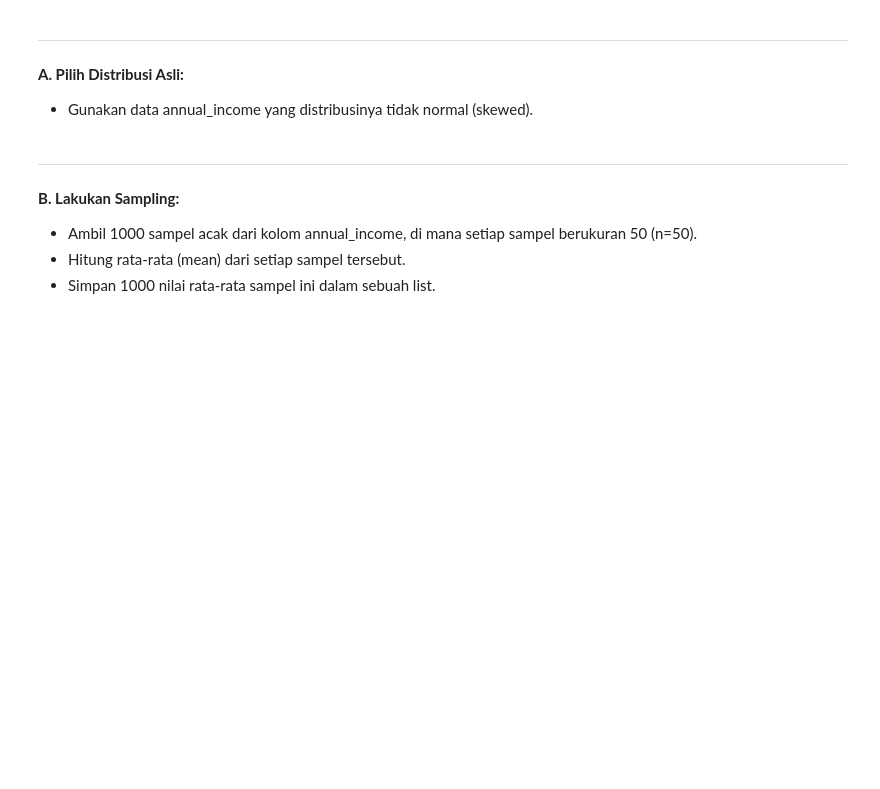
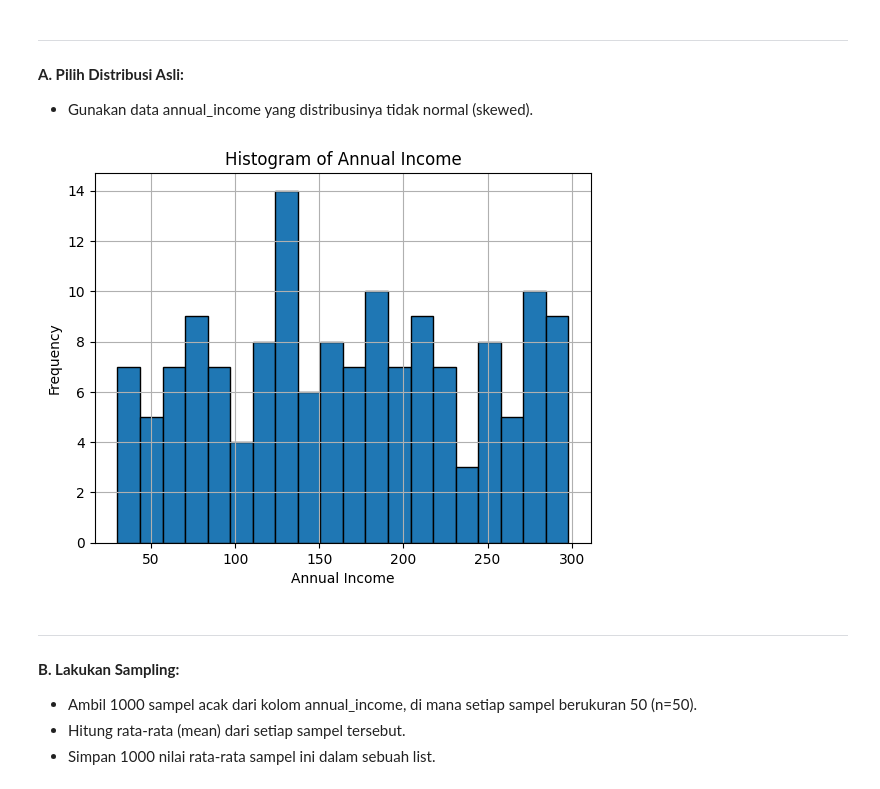
Before and after one commit to Aris0506/Python-Data-Analysis-Project-learning-journey, a Jupyter notebook: 00 mini project/06 introduction to statistics/main.ipynb, the cells around one changed output. Saved outputs shown, nothing was run; the diff lists cells and outputs as text; code cells hidden in the pictures; blank space fills up the shorter version.

```diff
--- a/00 mini project/06 introduction to statistics/main.ipynb
+++ b/00 mini project/06 introduction to statistics/main.ipynb
@@ -221,14 +221,14 @@ Total nilai korelasi -0.04202
 - Karena annual_income kemungkinan besar right-skewed, lakukan transformasi log pada kolom ini dan buat kembali scatterplot dengan items_purchased_monthly. Apakah hubungannya terlihat lebih linear?
 # %%
 # Log Transformation mengurangi skewness / membuat distribusi lebih normal.
-a = e_commerce_customer_data['log_annual_income'] = np.log(e_commerce_customer_data['annual_income'])
+e_commerce_customer_data['log_annual_income'] = np.log(e_commerce_customer_data['annual_income'])
 
 # a.hist()
 # plt.show()
 
 sns.lmplot(x='log_annual_income',
            y='items_purchased_monthly',
-           data=e_commerce_customer_data,
+           data= e_commerce_customer_data,
            ci=None)
 
 plt.show()
@@ -276,6 +360,16 @@ nilai Korelasi -0.057707926424962266
 
 **A. Pilih Distribusi Asli:**
 - Gunakan data annual_income yang distribusinya tidak normal (skewed).
+# %%
+annual_income = e_commerce_customer_data['annual_income']
+
+e_commerce_customer_data['annual_income'].hist(bins=20, edgecolor='black')
+plt.xlabel("Annual Income")
+plt.ylabel("Frequency")
+plt.title("Histogram of Annual Income")
+plt.show()
+# %% [output]
+[figure, added]
 # %% [markdown]
 ---
 
```
Also changed, not shown: parts of 7 cells of this notebook.
